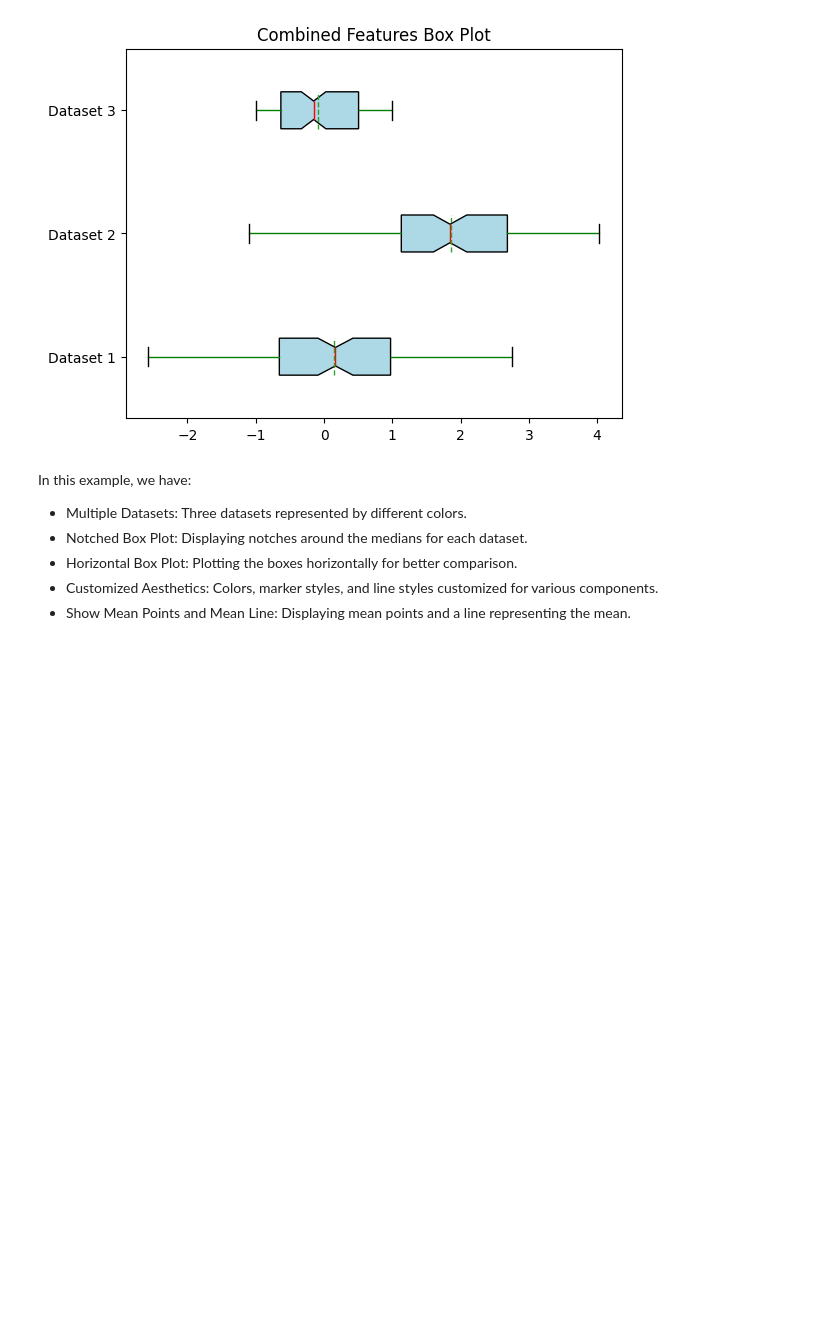
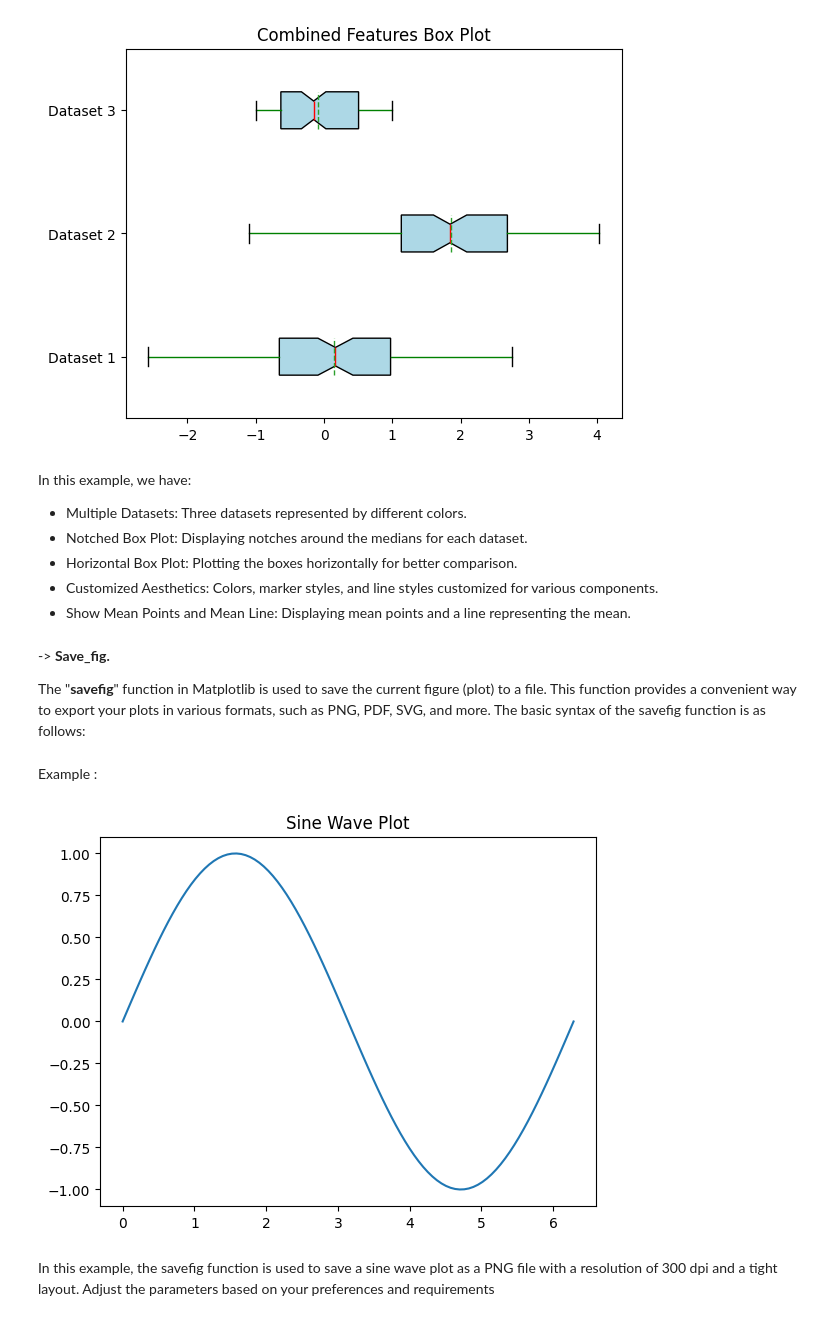
Before and after one commit to Rizwansaifi571/Matplotlib_Tutorial, a Jupyter notebook: BoxPlot.ipynb, the cells around one changed output. Saved outputs shown, nothing was run; the diff lists cells and outputs as text; code cells hidden in the pictures; blank space fills up the shorter version.

```diff
--- a/BoxPlot.ipynb
+++ b/BoxPlot.ipynb
@@ -102,3 +102,30 @@ In this example, we have:
 * Horizontal Box Plot: Plotting the boxes horizontally for better comparison.
 * Customized Aesthetics: Colors, marker styles, and line styles customized for various components.
 * Show Mean Points and Mean Line: Displaying mean points and a line representing the mean.
+# %% [markdown]
+-> __Save_fig.__
+
+The "__savefig__" function in Matplotlib is used to save the current figure (plot) to a file. This function provides a convenient way to export your plots in various formats, such as PNG, PDF, SVG, and more. The basic syntax of the savefig function is as follows:
+# %% [markdown]
+Example :
+# %%
+import matplotlib.pyplot as plt
+import numpy as np
+
+# Generate some random data for a plot
+x = np.linspace(0, 2 * np.pi, 100)
+y = np.sin(x)
+
+# Create a simple plot
+plt.plot(x, y)
+plt.title('Sine Wave Plot')
+
+# Save the plot to a PNG file with a resolution of 300 dpi and a tight layout
+plt.savefig('sine_wave_plot.png', dpi=300, bbox_inches='tight')
+
+# Show the plot
+plt.show()
+# %% [output]
+[figure, added]
+# %% [markdown]
+In this example, the savefig function is used to save a sine wave plot as a PNG file with a resolution of 300 dpi and a tight layout. Adjust the parameters based on your preferences and requirements
```
Also changed, not shown: 1 other file.
